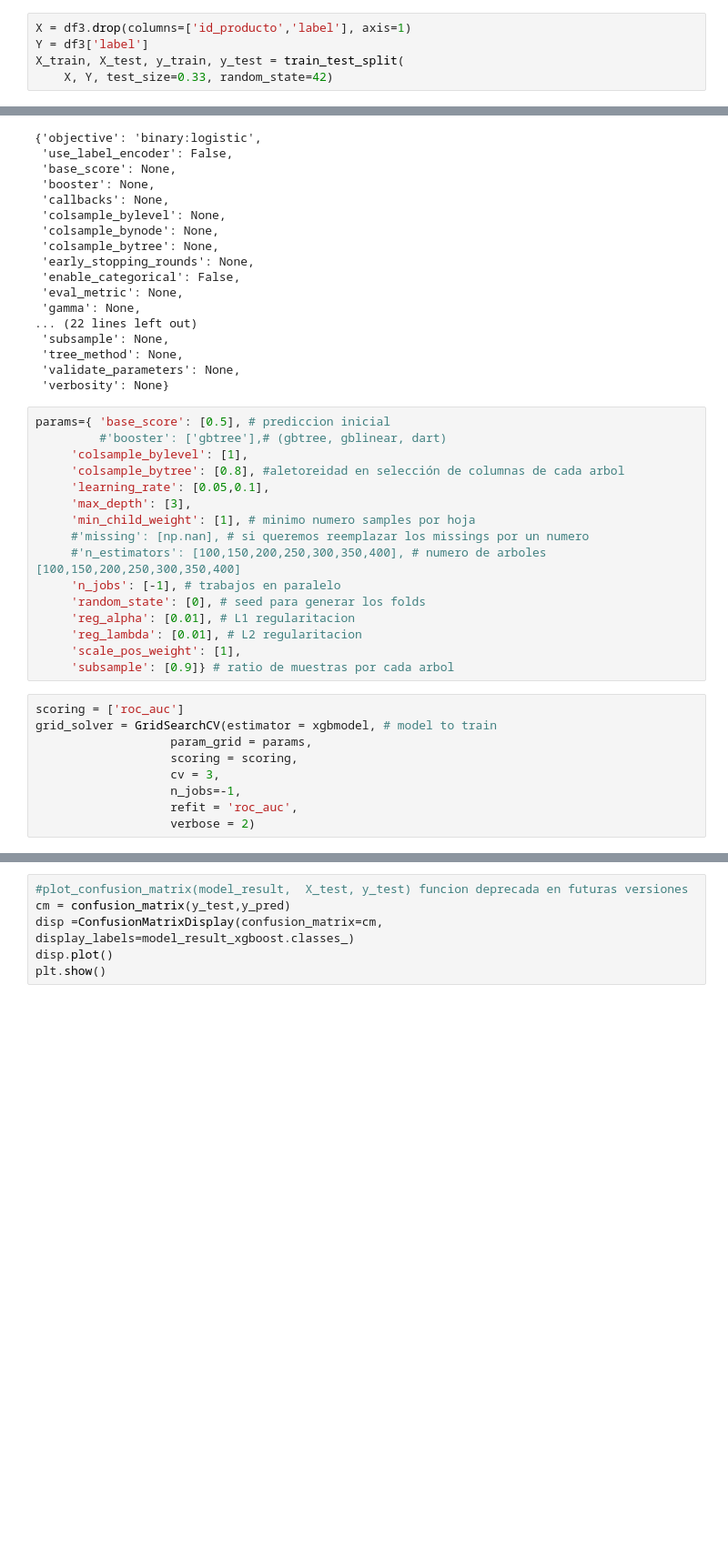
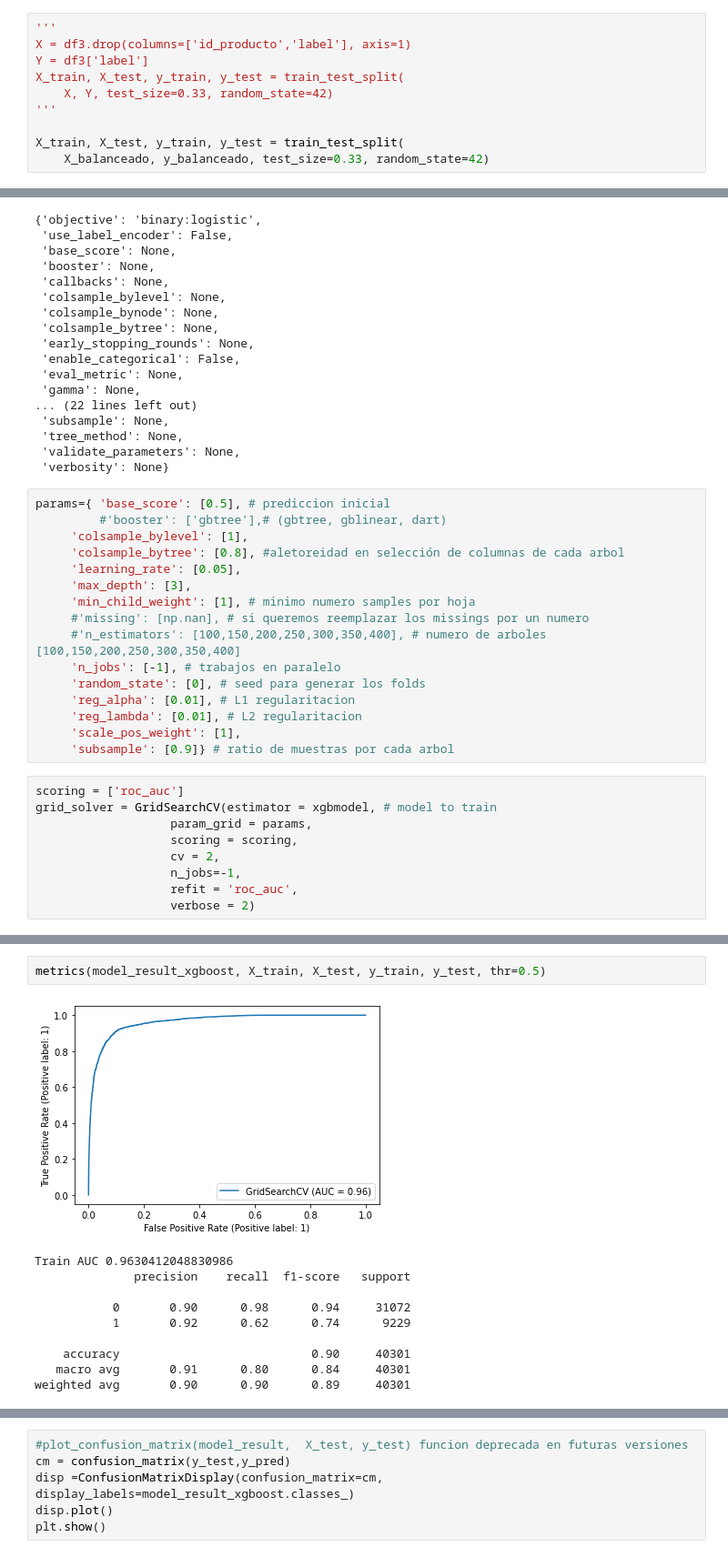
Before and after one commit to metalkutz/juanito_v2.0, a Jupyter notebook: mod_xgboost.ipynb, the cells around one changed output, grey strips where cells are left out. Shown at 91% size. Cells and saved outputs as stored; diff of their text form; blank space fills up the shorter version.

Commit message:
resultados con 10k PCA y smote de 0.3

```diff
--- a/mod_xgboost.ipynb
+++ b/mod_xgboost.ipynb
@@ -14,10 +15,15 @@ from xgboost import XGBClassifier
 # %%
 from main import *
 # %%
+'''
 X = df3.drop(columns=['id_producto','label'], axis=1)
 Y = df3['label']
 X_train, X_test, y_train, y_test = train_test_split(
     X, Y, test_size=0.33, random_state=42)
+'''
+
+X_train, X_test, y_train, y_test = train_test_split(
+    X_balanceado, y_balanceado, test_size=0.33, random_state=42)
 # %%
 xgbmodel = XGBClassifier()
 xgbmodel.get_params()
@@ -44,7 +50,7 @@ params={ 'base_score': [0.5], # prediccion inicial
          #'booster': ['gbtree'],# (gbtree, gblinear, dart)
      'colsample_bylevel': [1],
      'colsample_bytree': [0.8], #aletoreidad en selección de columnas de cada arbol
-     'learning_rate': [0.05,0.1],
+     'learning_rate': [0.05],
      'max_depth': [3],
      'min_child_weight': [1], # minimo numero samples por hoja
      #'missing': [np.nan], # si queremos reemplazar los missings por un numero
@@ -60,7 +66,7 @@ scoring = ['roc_auc']
 grid_solver = GridSearchCV(estimator = xgbmodel, # model to train
                    param_grid = params,
                    scoring = scoring,
-                   cv = 3,
+                   cv = 2,
                    n_jobs=-1,
                    refit = 'roc_auc',
                    verbose = 2)
@@ -100,0 +90,13 @@ xgboost.core.XGBoostError: bad allocation
+# %%
+metrics(model_result_xgboost, X_train, X_test, y_train, y_test, thr=0.5)
+# %% [output]
+[figure, added]
+Train AUC 0.9630412048830986
+              precision    recall  f1-score   support
+
+           0       0.90      0.98      0.94     31072
+           1       0.92      0.62      0.74      9229
+
+    accuracy                           0.90     40301
+   macro avg       0.91      0.80      0.84     40301
+weighted avg       0.90      0.90      0.89     40301
```
Also changed, not shown: parts of 4 cells of this notebook.
